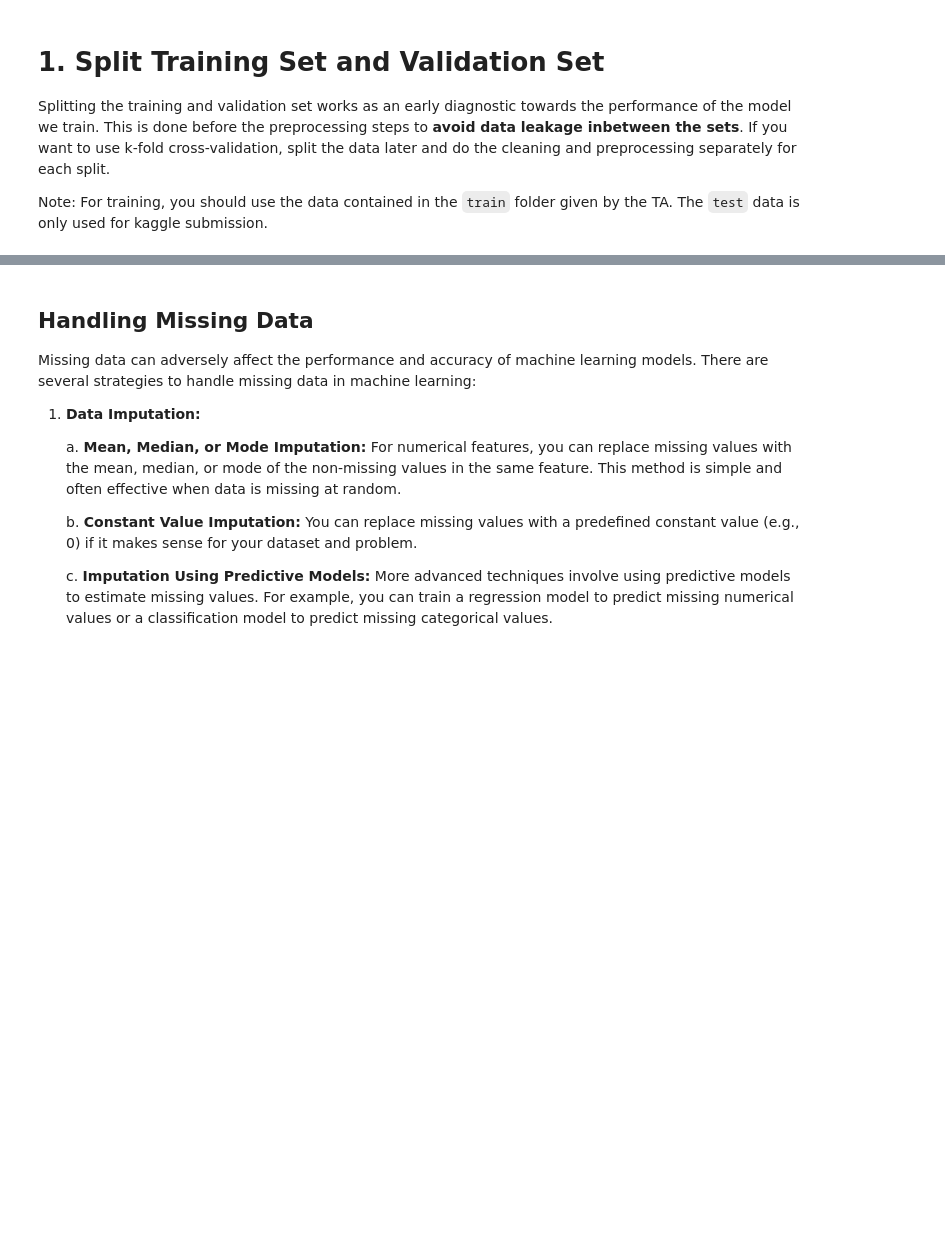
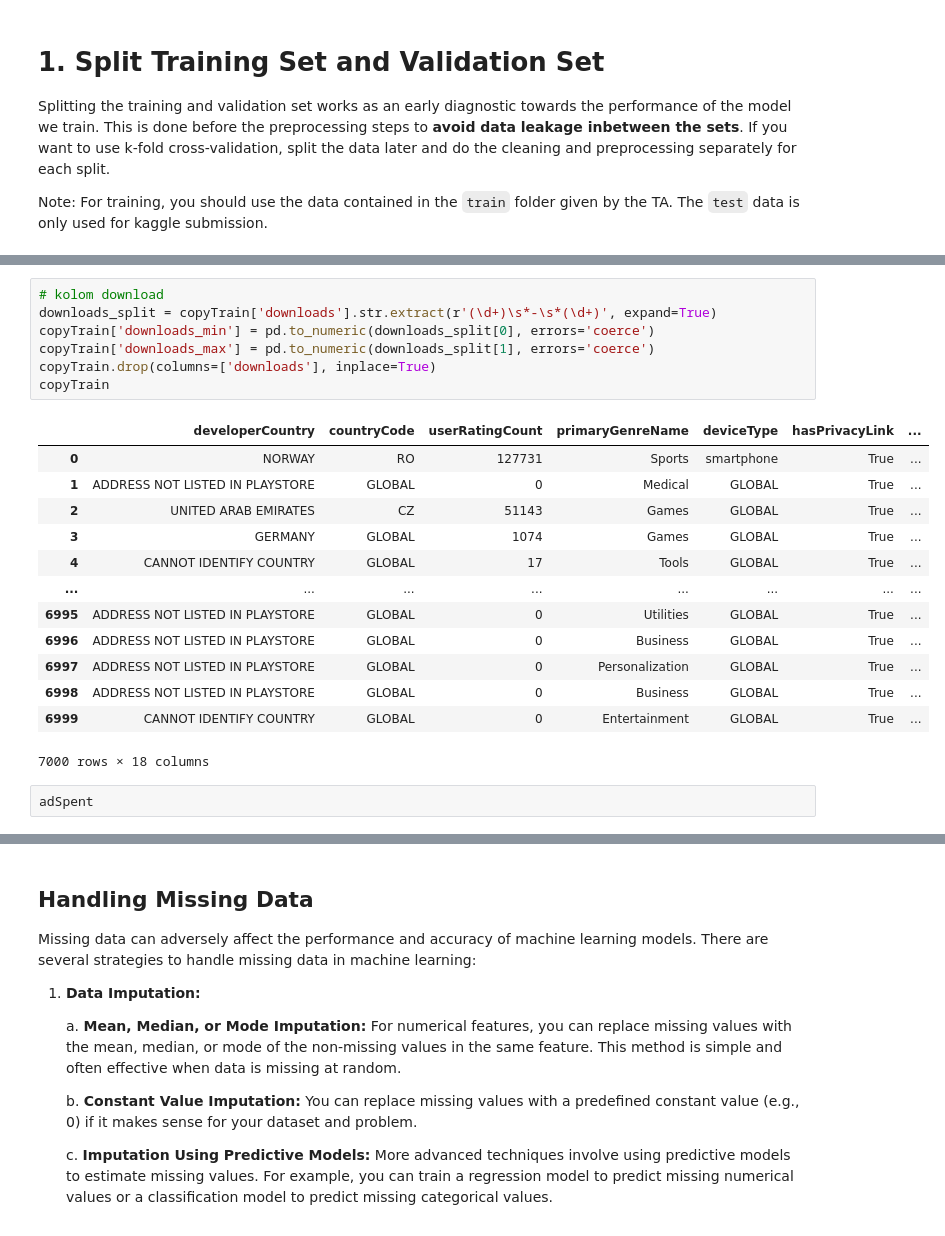
Before and after one commit to fislhhhhh/MLCoPPa, a Jupyter notebook: src.ipynb, the cells around one changed output, grey strips where cells are left out. Saved outputs shown, nothing was run; the diff lists cells and outputs as text; blank space fills up the shorter version.

```diff
--- a/src.ipynb
+++ b/src.ipynb
@@ -106,0 +177,23 @@ class PlaceholderCleaner(BaseEstimator, TransformerMixin):
+# %%
+# kolom download
+downloads_split = copyTrain['downloads'].str.extract(r'(\d+)\s*-\s*(\d+)', expand=True)
+copyTrain['downloads_min'] = pd.to_numeric(downloads_split[0], errors='coerce')
+copyTrain['downloads_max'] = pd.to_numeric(downloads_split[1], errors='coerce')
+copyTrain.drop(columns=['downloads'], inplace=True)
+copyTrain
+# %% [output]
+|  | developerCountry | countryCode | userRatingCount | primaryGenreName | deviceType | hasPrivacyLink | ... |
+| 0 | NORWAY | RO | 127731 | Sports | smartphone | True | ... |
+| 1 | ADDRESS NOT LISTED IN PLAYSTORE | GLOBAL | 0 | Medical | GLOBAL | True | ... |
+| 2 | UNITED ARAB EMIRATES | CZ | 51143 | Games | GLOBAL | True | ... |
+| 3 | GERMANY | GLOBAL | 1074 | Games | GLOBAL | True | ... |
+| 4 | CANNOT IDENTIFY COUNTRY | GLOBAL | 17 | Tools | GLOBAL | True | ... |
+| ... | ... | ... | ... | ... | ... | ... | ... |
+| 6995 | ADDRESS NOT LISTED IN PLAYSTORE | GLOBAL | 0 | Utilities | GLOBAL | True | ... |
+| 6996 | ADDRESS NOT LISTED IN PLAYSTORE | GLOBAL | 0 | Business | GLOBAL | True | ... |
+| 6997 | ADDRESS NOT LISTED IN PLAYSTORE | GLOBAL | 0 | Personalization | GLOBAL | True | ... |
+| 6998 | ADDRESS NOT LISTED IN PLAYSTORE | GLOBAL | 0 | Business | GLOBAL | True | ... |
+| 6999 | CANNOT IDENTIFY COUNTRY | GLOBAL | 0 | Entertainment | GLOBAL | True | ... |
+7000 rows × 18 columns
+# %%
+adSpent
```
Also changed, not shown: parts of 10 cells of this notebook.
